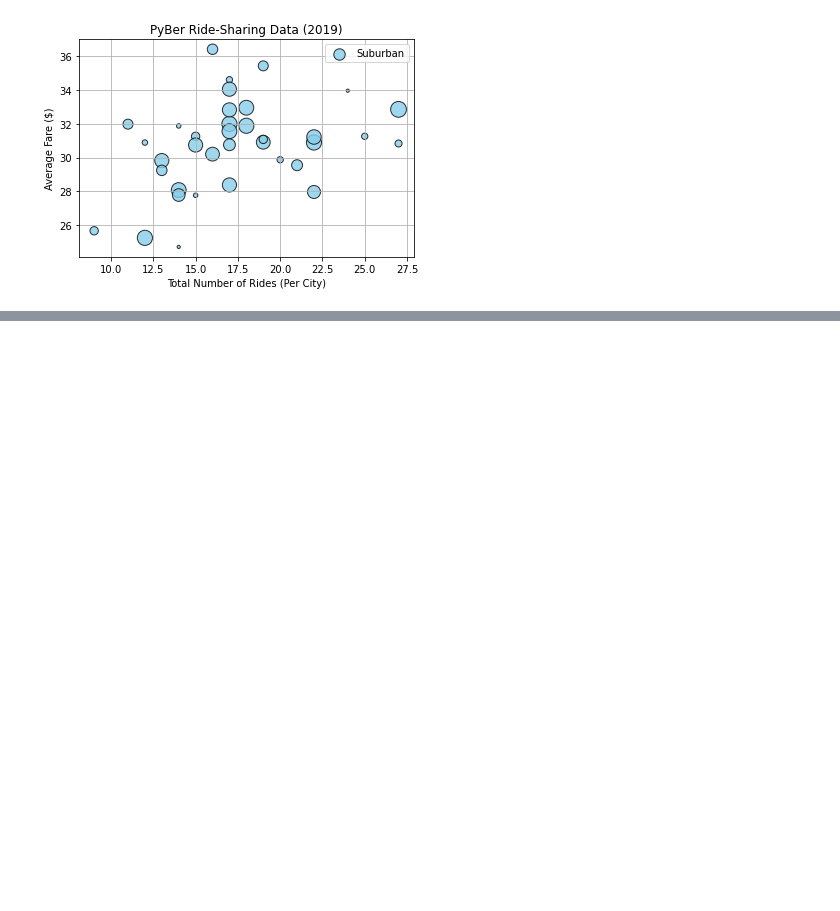
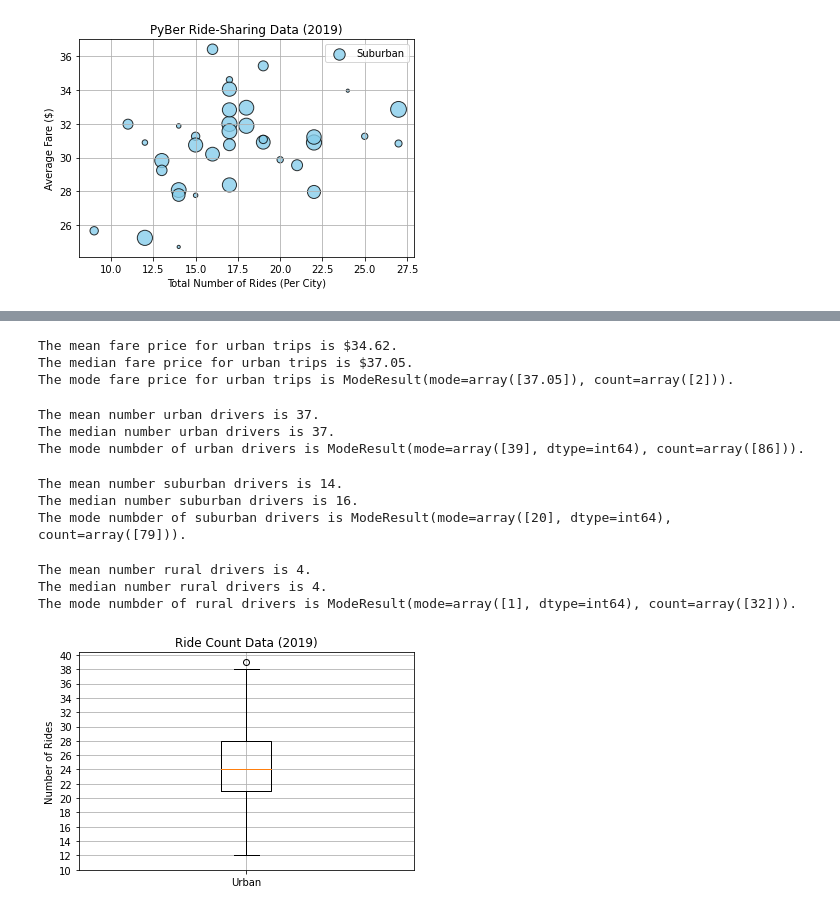
Before and after one commit to DannyHoKim/PyBer_Analysis, a Jupyter notebook: PyBer.ipynb, the cells around one changed output, grey strips where cells are left out. Drawn from its saved outputs; the diff is of its cells as text; code cells hidden in the pictures; blank space fills up the shorter version.

Commit message:
box and whisker plots

```diff
--- a/PyBer.ipynb
+++ b/PyBer.ipynb
@@ -246,0 +398,13 @@ plt.show()
+# %%
+mean_rural_fares = np.mean(rural_fares)
+print(f"The mean fare price for urban trips is ${mean_rural_fares:.2f}.")
+
+median_rural_fares = np.median(rural_fares)
+print(f"The median fare price for urban trips is ${median_rural_fares:.2f}.")
+
+mode_rural_fares = sts.mode(rural_fares)
+print(f"The mode fare price for urban trips is {mode_rural_fares}.")
+# %% [output]
+The mean fare price for urban trips is $34.62.
+The median fare price for urban trips is $37.05.
+The mode fare price for urban trips is ModeResult(mode=array([37.05]), count=array([2])).
@@ -246,0 +416,52 @@ plt.show()
+# %%
+mean_urban_drivers = np.mean(urban_drivers)
+print(f"The mean number urban drivers is {mean_urban_drivers:.0f}.")
+
+median_urban_drivers = np.median(urban_drivers)
+print(f"The median number urban drivers is {median_urban_drivers:.0f}.")
+
+mode_urban_driver = sts.mode(urban_drivers)
+print(f"The mode numbder of urban drivers is {mode_urban_driver}.")
+# %% [output]
+The mean number urban drivers is 37.
+The median number urban drivers is 37.
+The mode numbder of urban drivers is ModeResult(mode=array([39], dtype=int64), count=array([86])).
+# %%
+mean_suburban_drivers = np.mean(suburban_drivers)
+print(f"The mean number suburban drivers is {mean_suburban_drivers:.0f}.")
+
+median_suburban_drivers = np.median(suburban_drivers)
+print(f"The median number suburban drivers is {median_suburban_drivers:.0f}.")
+
+mode_suburban_driver = sts.mode(suburban_drivers)
+print(f"The mode numbder of suburban drivers is {mode_suburban_driver}.")
+# %% [output]
+The mean number suburban drivers is 14.
+The median number suburban drivers is 16.
+The mode numbder of suburban drivers is ModeResult(mode=array([20], dtype=int64), count=array([79])).
+# %%
+mean_rural_drivers = np.mean(rural_drivers)
+print(f"The mean number rural drivers is {mean_rural_drivers:.0f}.")
+
+median_rural_drivers = np.median(rural_drivers)
+print(f"The median number rural drivers is {median_rural_drivers:.0f}.")
+
+mode_rural_driver = sts.mode(rural_drivers)
+print(f"The mode numbder of rural drivers is {mode_rural_driver}.")
+# %% [output]
+The mean number rural drivers is 4.
+The median number rural drivers is 4.
+The mode numbder of rural drivers is ModeResult(mode=array([1], dtype=int64), count=array([32])).
+# %%
+# Create a box-and-whisker plot for the urban cities ride count.
+x_labels = ["Urban"]
+fig, ax = plt.subplots()
+ax.boxplot(urban_ride_count, labels=x_labels)
+# Add the title, y-axis label and grid.
+ax.set_title('Ride Count Data (2019)')
+ax.set_ylabel('Number of Rides')
+ax.set_yticks(np.arange(10, 41, step=2.0))
+ax.grid()
+plt.show()
+# %% [output]
+[figure, added]
```
Also changed, not shown: parts of 31 cells of this notebook.
